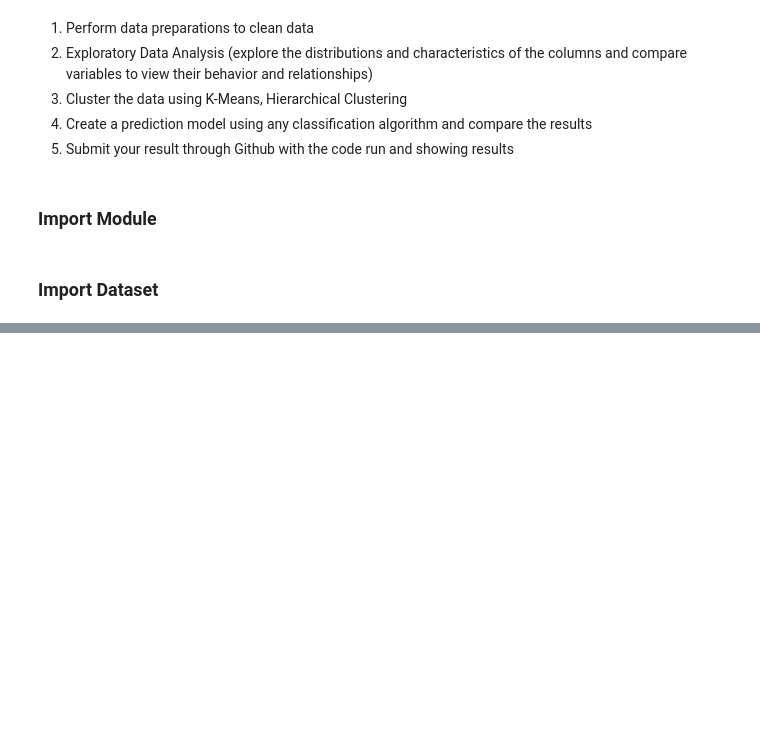
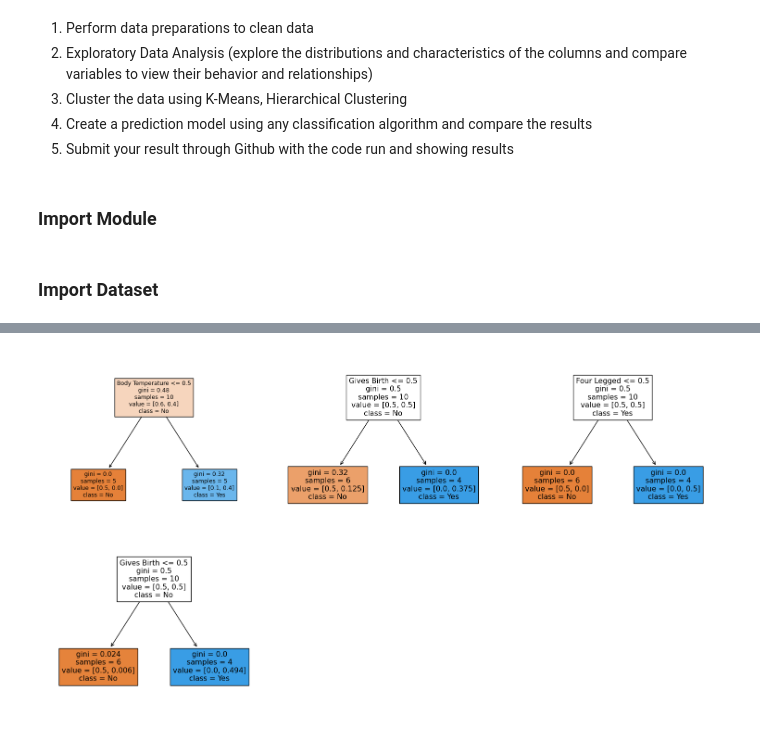
Before and after one commit to Keipatr/DecisionTree-KMeans-Apriori-Analysis, a Jupyter notebook: analisis modul-modul.ipynb, the cells around one changed output, grey strips where cells are left out. Drawn from its saved outputs; the diff is of its cells as text; code cells hidden in the pictures; blank space fills up the shorter version.

```diff
--- a/analisis modul-modul.ipynb
+++ b/analisis modul-modul.ipynb
@@ -62,0 +31,13 @@ df.head()
+# %%
+data = {
+    'Body Temperature': ['Warm-blooded', 'Warm-blooded', 'Warm-blooded', 'Cold-blooded', 'Cold-blooded', 'Cold-blooded', 'Cold-blooded', 'Warm-blooded', 'Warm-blooded', 'Cold-blooded'],
+    'Gives Birth': ['Yes', 'No', 'Yes', 'Yes', 'No', 'No', 'No', 'Yes', 'No', 'No'],
+    'Four Legged': ['No', 'No', 'Yes', 'No', 'Yes', 'No', 'No', 'No', 'Yes', 'Yes'],
+    'Hibernates': ['No', 'No', 'No', 'No', 'No', 'No', 'No', 'No', 'Yes', 'Yes'],
+    'Class Label': ['Yes', 'No', 'Yes', 'No', 'No', 'No', 'No', 'Yes', 'Yes', 'No']
+}
+
+df = pd.DataFrame(data)
+
+# Menampilkan DataFrame
+df.head()
@@ -67,10 +55,10 @@ from sklearn.preprocessing import LabelEncoder
 label_encoder = LabelEncoder()
 
 # Melakukan Label Encoding pada fitur-fitur kategorikal
-categorical_features = ['outlook', 'temp', 'humidity', 'wind', 'play']
+categorical_features = ['Body Temperature', 'Gives Birth', 'Four Legged', 'Hibernates', 'Class Label']
 for feature in categorical_features:
     df[feature] = label_encoder.fit_transform(df[feature])
 
 # Menampilkan lima baris pertama dari dataset setelah Label Encoding
-print(df.head())
+df.head()
 # %% [output]
@@ -284,0 +159,47 @@ ExecutableNotFound: failed to execute WindowsPath('dot'), make sure the Graphviz
+# %%
+import pandas as pd
+from sklearn.tree import DecisionTreeClassifier
+from sklearn.ensemble import AdaBoostClassifier
+import matplotlib.pyplot as plt
+from sklearn.preprocessing import LabelEncoder
+from sklearn.tree import plot_tree
+
+# Your DataFrame
+data = {
+    'Body Temperature': ['Warm-blooded', 'Warm-blooded', 'Warm-blooded', 'Cold-blooded', 'Cold-blooded', 'Cold-blooded', 'Cold-blooded', 'Warm-blooded', 'Warm-blooded', 'Cold-blooded'],
+    'Gives Birth': ['Yes', 'No', 'Yes', 'Yes', 'No', 'No', 'No', 'Yes', 'No', 'No'],
+    'Four Legged': ['No', 'No', 'Yes', 'No', 'Yes', 'No', 'No', 'No', 'Yes', 'Yes'],
+    'Hibernates': ['No', 'No', 'No', 'No', 'No', 'No', 'No', 'No', 'Yes', 'Yes'],
+    'Class Label': ['Yes', 'No', 'Yes', 'No', 'No', 'No', 'No', 'Yes', 'Yes', 'No']
+}
+df = pd.DataFrame(data)
+
+# Label Encoding for categorical features
+label_encoder = LabelEncoder()
+categorical_features = ['Body Temperature', 'Gives Birth', 'Four Legged', 'Hibernates', 'Class Label']
+for feature in categorical_features:
+    df[feature] = label_encoder.fit_transform(df[feature])
+
+X = df.drop(['Class Label'], axis=1)  # Features
+y = df['Class Label']  # Target
+
+# Initialize Decision Stumps (Single-depth trees)
+base_model = DecisionTreeClassifier(max_depth=1)
+
+# Initialize AdaBoost with Decision Stumps
+adaboost_model = AdaBoostClassifier(base_estimator=base_model, n_estimators=4)
+
+# Train AdaBoost
+adaboost_model.fit(X, y)
+
+# Visualize base decision trees
+plt.figure(figsize=(15, 8))
+for i, tree_in_forest in enumerate(adaboost_model.estimators_):
+    plt.subplot(2, 3, i + 1)
+    plt.title(f'Estimator {i}')
+    plot_tree(tree_in_forest, feature_names=X.columns, class_names=label_encoder.classes_, filled=True)
+
+plt.tight_layout()
+plt.show()
+# %% [output]
+[figure, added]
```
Also changed, not shown: parts of 13 cells of this notebook.
